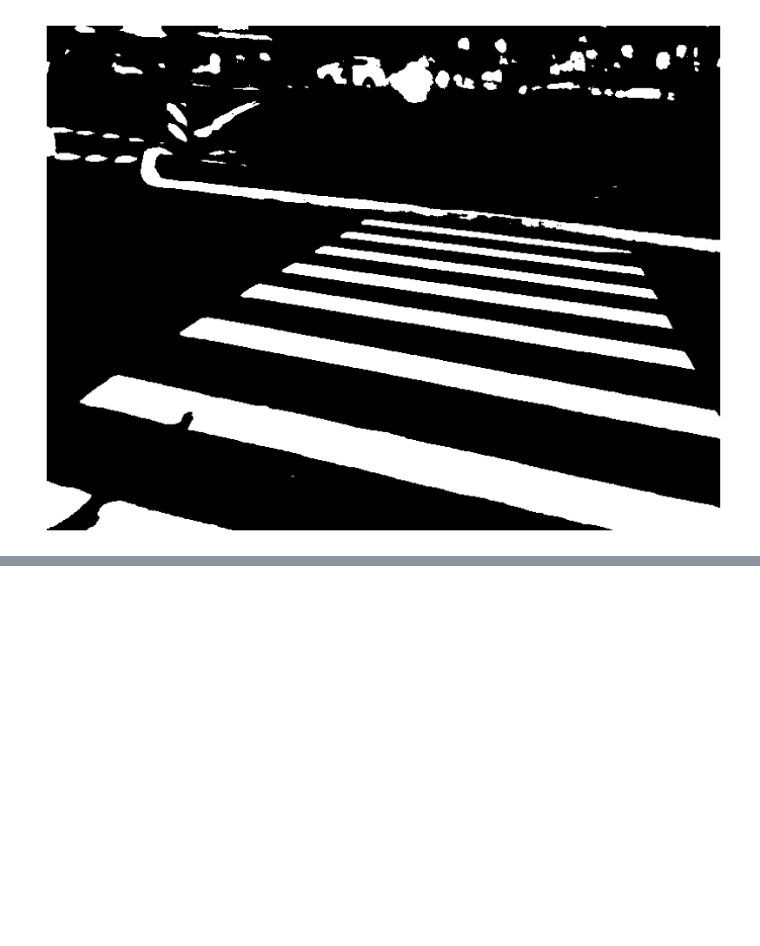
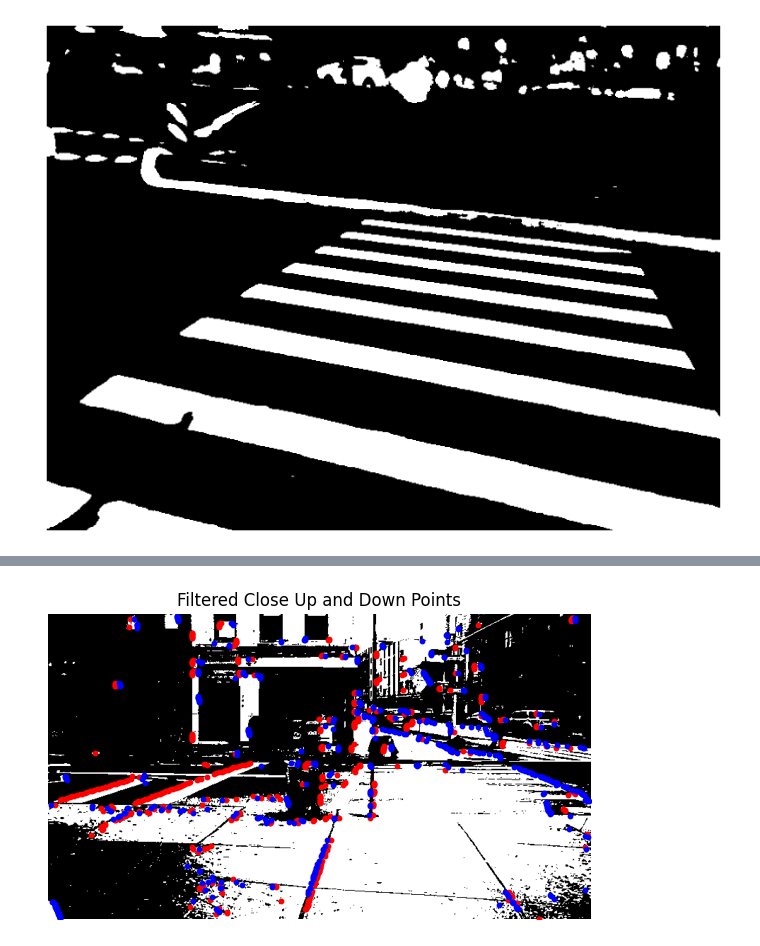
Before and after one commit to alisaffarini/Crosswalk, a Jupyter notebook: edgedetect.ipynb, the cells around one changed output, grey strips where cells are left out. Drawn from its saved outputs; the diff is of its cells as text; code cells hidden in the pictures; blank space fills up the shorter version.

```diff
--- a/edgedetect.ipynb
+++ b/edgedetect.ipynb
@@ -331,0 +403,45 @@ plt.show()
+# %%
+import cv2
+import numpy as np
+import matplotlib.pyplot as plt
+
+def find_close_points(reference_points, target_points, threshold=5):
+    close_points = []
+    for y_t, x_t in zip(target_points[0], target_points[1]):
+        for y_r, x_r in zip(reference_points[0], reference_points[1]):
+            distance = np.sqrt((x_t - x_r) ** 2 + (y_t - y_r) ** 2)
+            if distance < threshold:
+                close_points.append((y_t, x_t))
+                break
+    return np.array(close_points).T if close_points else (np.array([], dtype=int), np.array([], dtype=int))
+
+# Find close up and down points
+close_up_left = find_close_points(positions_left, positions_up)
+close_up_right = find_close_points(positions_right, positions_up)
+close_down_left = find_close_points(positions_left, positions_down)
+close_down_right = find_close_points(positions_right, positions_down)
+
+# Concatenating results properly
+close_up_points = (np.concatenate((close_up_left[0], close_up_right[0])), np.concatenate((close_up_left[1], close_up_right[1])))
+close_down_points = (np.concatenate((close_down_left[0], close_down_right[0])), np.concatenate((close_down_left[1], close_down_right[1])))
+
+
+close_up_points = ((close_up_right[0])), (close_up_right[1])
+close_down_points = ((close_down_right[0]), (close_down_right[1]))
+
+# Create a visualization
+fig, ax = plt.subplots(figsize=(7, 7))
+ax.imshow(cv2.cvtColor(binary, cv2.COLOR_BGR2RGB))
+
+# Plot only the close up and down points in red
+if close_up_points[0].size > 0:
+    ax.scatter(close_up_points[1], close_up_points[0], color='red', s=10)
+if close_down_points[0].size > 0:
+    ax.scatter(close_down_points[1], close_down_points[0], color='blue', s=10)
+
+ax.set_title('Filtered Close Up and Down Points')
+ax.axis('off')
+
+plt.show()
+# %% [output]
+[figure, added]
```
Also changed, not shown: parts of 7 cells of this notebook, 2 other files.
